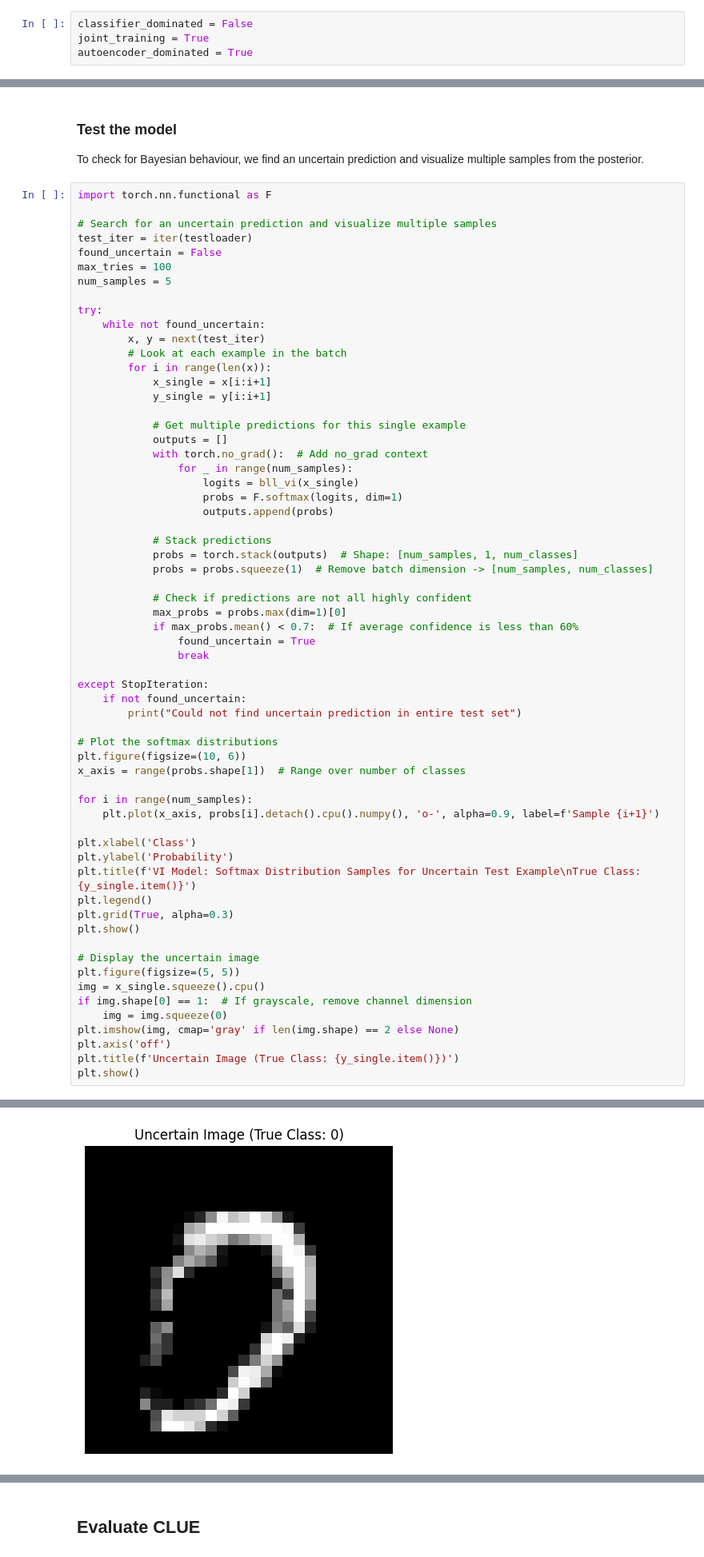
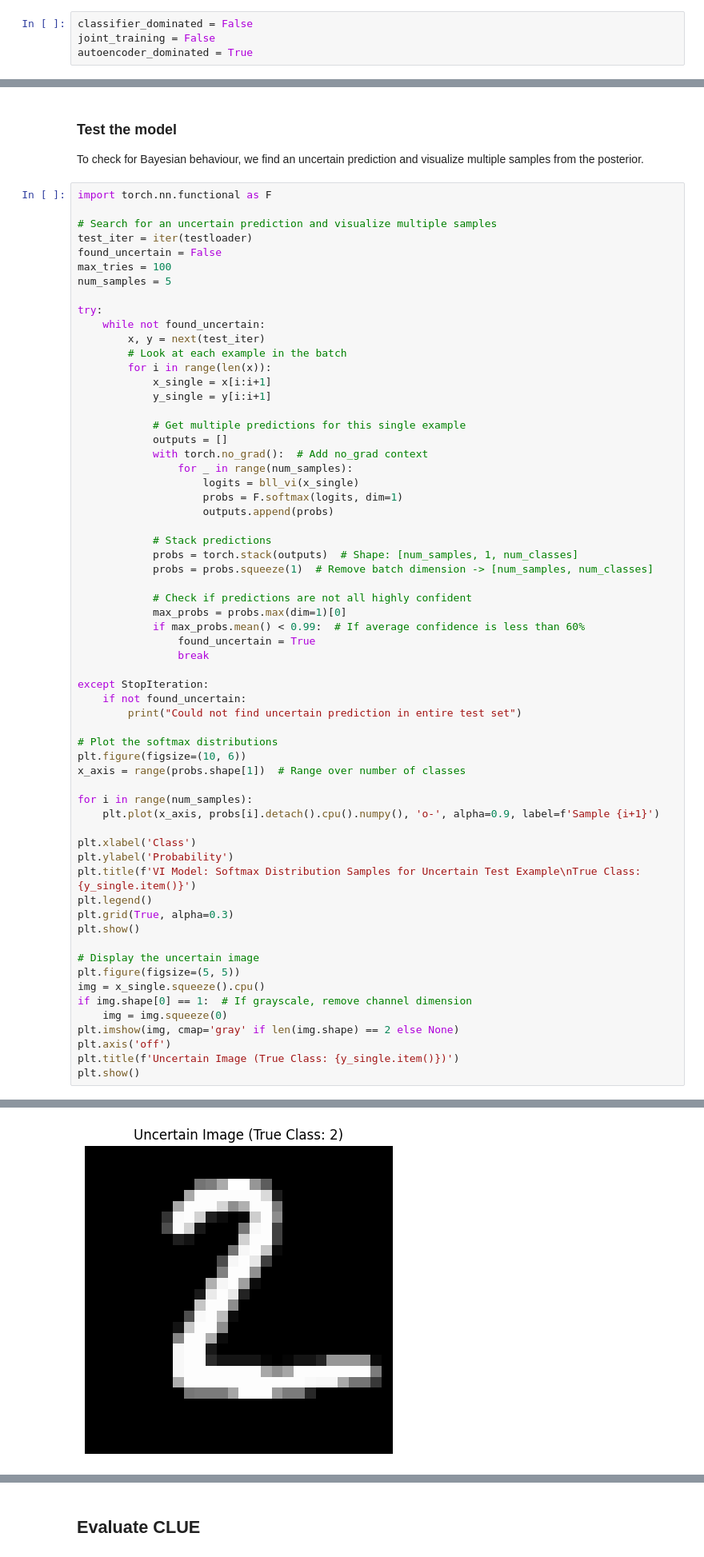
Before and after one commit to confinlay/Bayesian-CE, a Jupyter notebook: MyImplementation/testing_notebooks/test-clue-performance.ipynb, the cells around one changed output, grey strips where cells are left out. Shown at 80% size. Saved outputs shown, nothing was run; the diff lists cells and outputs as text.

```diff
--- a/MyImplementation/testing_notebooks/test-clue-performance.ipynb
+++ b/MyImplementation/testing_notebooks/test-clue-performance.ipynb
@@ -66,7 +68,7 @@ os.makedirs(results_dir, exist_ok=True)
 We'll start with the backbone loading. Options are either classifier_dominated, joint_training, or autoencoder_dominated.
 # %%
 classifier_dominated = False
-joint_training = True
+joint_training = False
 autoencoder_dominated = True
 # %% [markdown]
 ### Load chosen model
@@ -179,7 +187,7 @@ try:
 
             # Check if predictions are not all highly confident
             max_probs = probs.max(dim=1)[0]
-            if max_probs.mean() < 0.7:  # If average confidence is less than 60%
+            if max_probs.mean() < 0.99:  # If average confidence is less than 60%
                 found_uncertain = True
                 break
 
@@ -215,4 +223,4 @@ plt.show()
-[figure, old version]
+[figure, new version]
 # %%
 # Get test images
 test_images, test_labels = next(iter(testloader))
```
Also changed, not shown: parts of 12 cells of this notebook, 6 other files.
